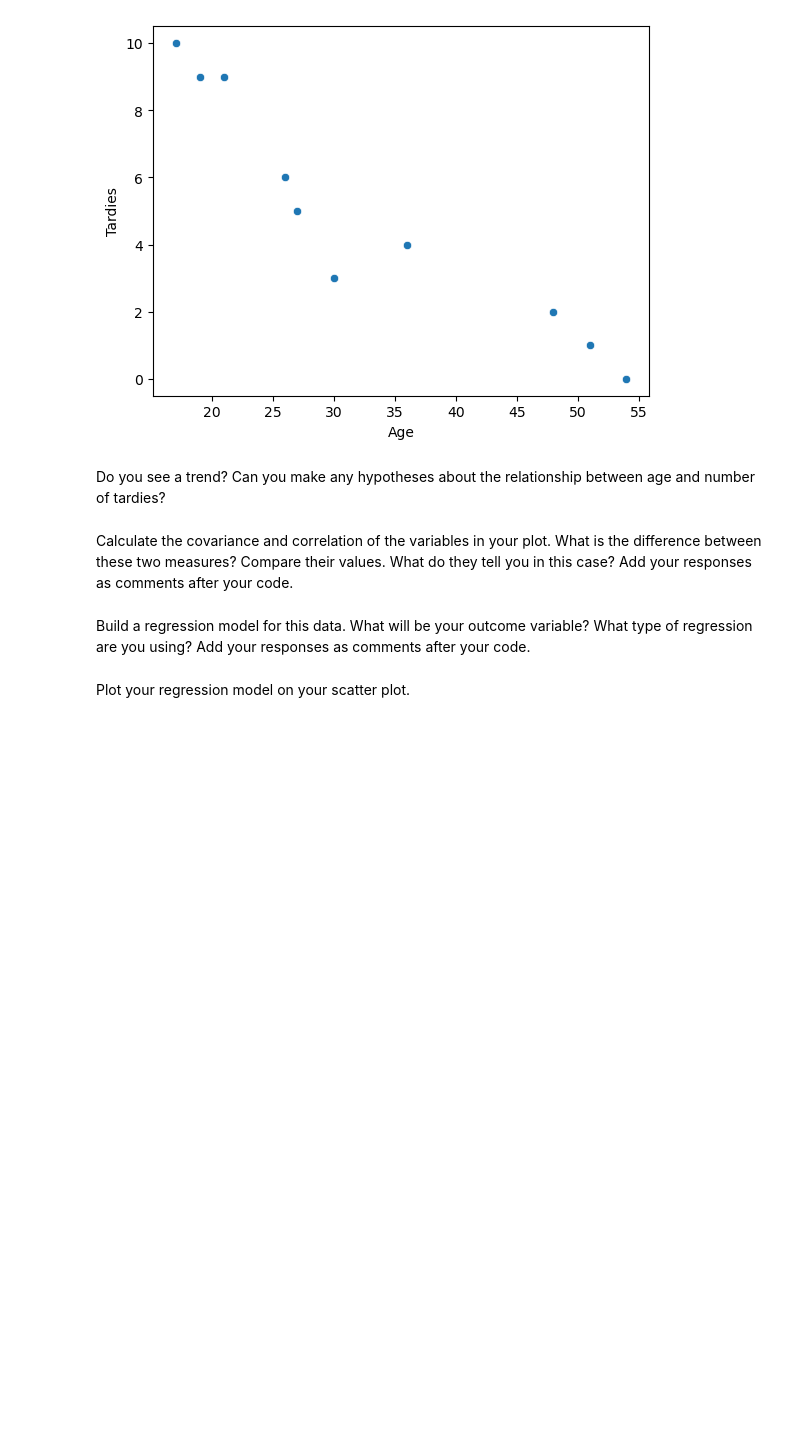
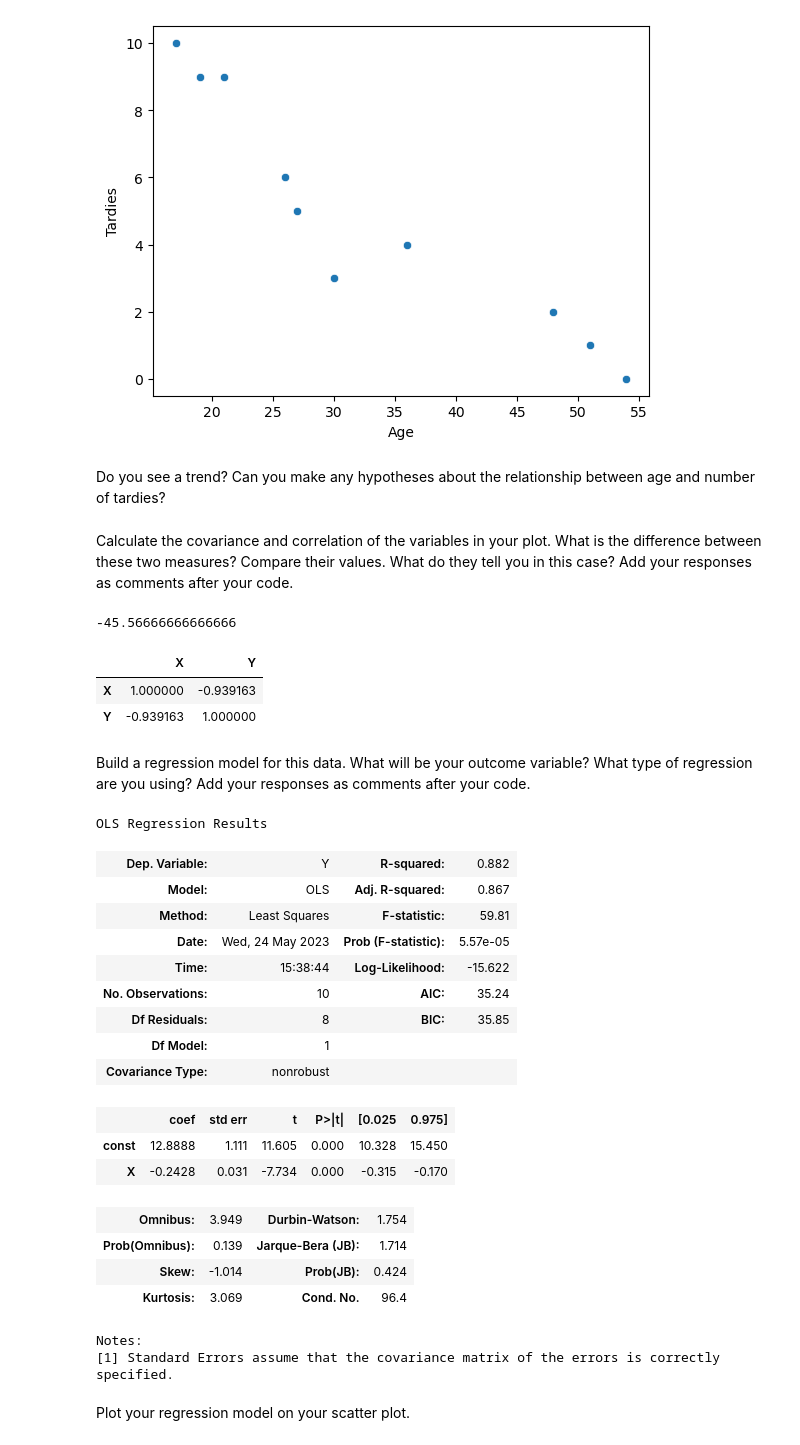
Before and after one commit to Ironhack-Data-Madrid-Abril-2023/7.3-lab_regression_analysis, a Jupyter notebook: your-code.ipynb, the cells around one changed output. Saved outputs shown, nothing was run; the diff lists cells and outputs as text; code cells hidden in the pictures; blank space fills up the shorter version.

```diff
--- a/your-code.ipynb
+++ b/your-code.ipynb
@@ -81,5 +81,16 @@ If the age increases, the tardies decreases.
 Calculate the covariance and correlation of the variables in your plot. What is the difference between these two measures? Compare their values. What do they tell you in this case? Add your responses as comments after your code.
 # %%
 # Your response here.
+# covariance
+np.cov(student_data.X, student_data.Y)[0][1]
+# %% [output]
+-45.56666666666666
+# %%
+# correlation
+student_data.corr()
+# %% [output]
+|  | X | Y |
+| X | 1.000000 | -0.939163 |
+| Y | -0.939163 | 1.000000 |
 # %% [markdown]
 Build a regression model for this data. What will be your outcome variable? What type of regression are you using? Add your responses as comments after your code.
@@ -88,2 +97,38 @@ Build a regression model for this data. What will be your outcome variable? What
+# %%
+# Your response here.
+import statsmodels.api as sm
+from statsmodels.formula.api import ols
+
+# add constants
+x = sm.add_constant(student_data.X)
+y = student_data.Y
+
+# model fit
+model = sm.OLS(y, x).fit()
+
+# predictions
+y_pred = model.predict(x)
+
+model.summary()
+# %% [output]
+OLS Regression Results
+| Dep. Variable: | Y | R-squared: | 0.882 |
+| Model: | OLS | Adj. R-squared: | 0.867 |
+| Method: | Least Squares | F-statistic: | 59.81 |
+| Date: | Wed, 24 May 2023 | Prob (F-statistic): | 5.57e-05 |
+| Time: | 15:38:44 | Log-Likelihood: | -15.622 |
+| No. Observations: | 10 | AIC: | 35.24 |
+| Df Residuals: | 8 | BIC: | 35.85 |
+| Df Model: | 1 |  |  |
+| Covariance Type: | nonrobust |  |  |
+|  | coef | std err | t | P>|t| | [0.025 | 0.975] |
+| const | 12.8888 | 1.111 | 11.605 | 0.000 | 10.328 | 15.450 |
+| X | -0.2428 | 0.031 | -7.734 | 0.000 | -0.315 | -0.170 |
+| Omnibus: | 3.949 | Durbin-Watson: | 1.754 |
+| Prob(Omnibus): | 0.139 | Jarque-Bera (JB): | 1.714 |
+| Skew: | -1.014 | Prob(JB): | 0.424 |
+| Kurtosis: | 3.069 | Cond. No. | 96.4 |
+Notes:
+[1] Standard Errors assume that the covariance matrix of the errors is correctly specified.
 # %% [markdown]
 Plot your regression model on your scatter plot.
```
Also changed, not shown: parts of 5 cells of this notebook.
